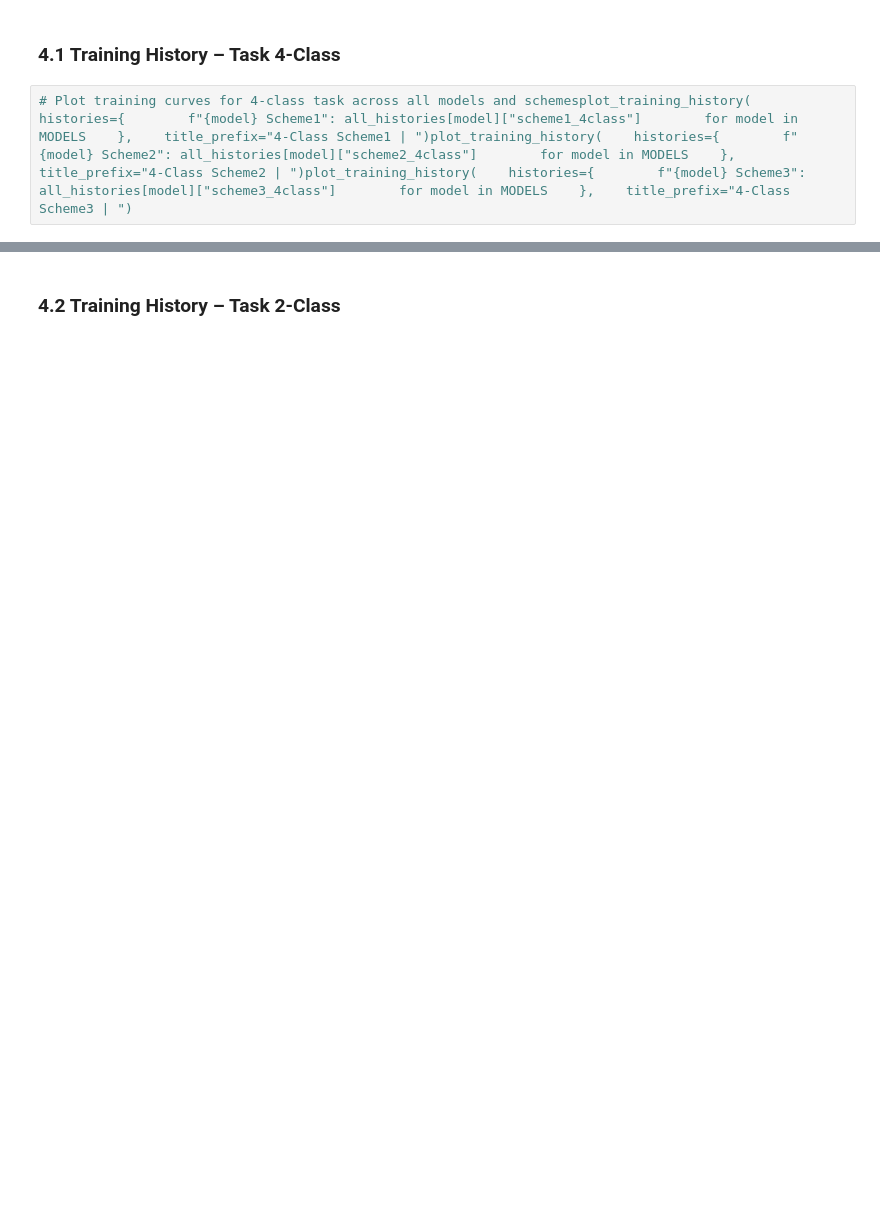
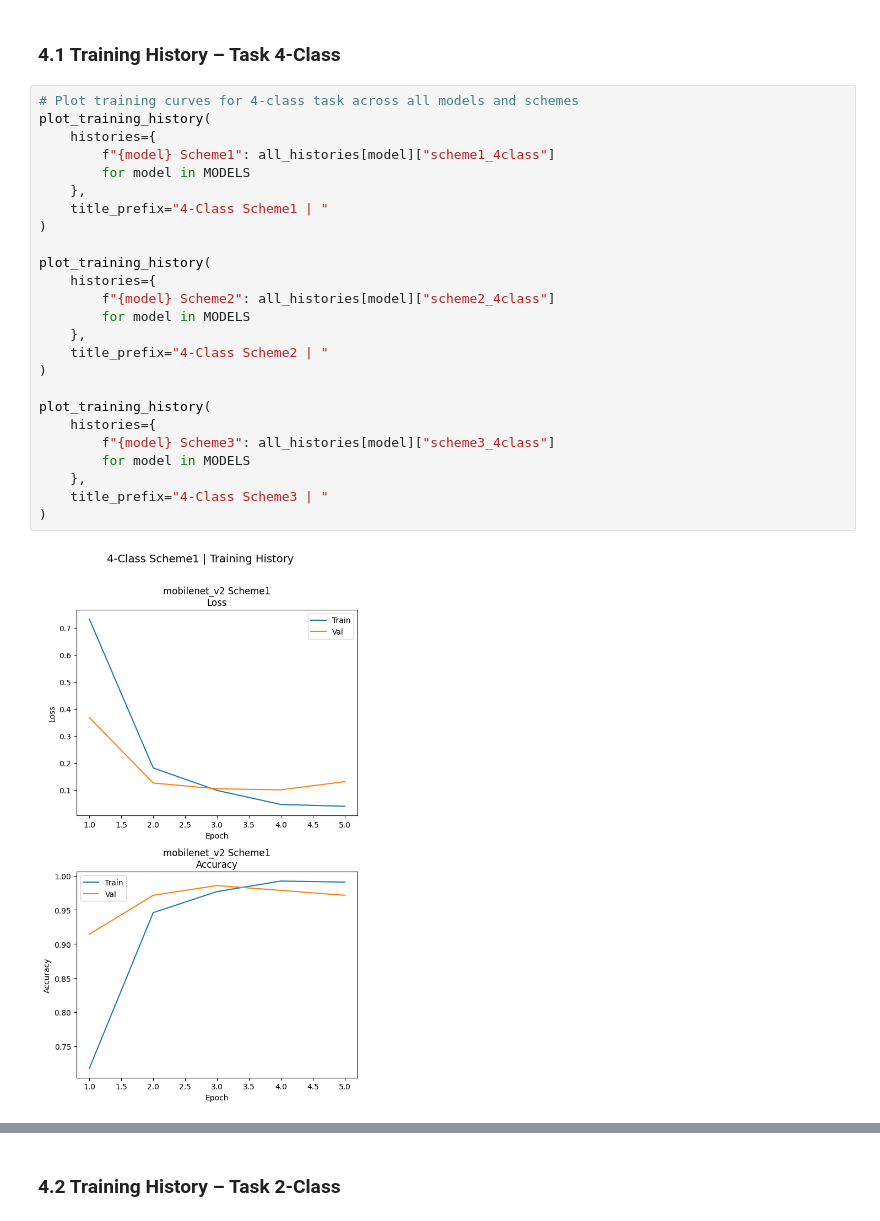
Before and after one commit to AbiyaMakruf/TelUxMMU-Research-CardiacData, a Jupyter notebook: notebook-modeling-v2.ipynb, the cells around one changed output, grey strips where cells are left out. Cells and saved outputs as stored; diff of their text form; blank space fills up the shorter version.

Commit message:
add: modelling mobelineNet

```diff
--- a/notebook-modeling-v2.ipynb
+++ b/notebook-modeling-v2.ipynb
@@ -25,4 +339,29 @@ import pandas as pdfrom utils.modeling import plot_training_history, plot_confus
 # %% [markdown]
 ### 4.1 Training History – Task 4-Class
 # %%
-# Plot training curves for 4-class task across all models and schemesplot_training_history(    histories={        f"{model} Scheme1": all_histories[model]["scheme1_4class"]        for model in MODELS    },    title_prefix="4-Class Scheme1 | ")plot_training_history(    histories={        f"{model} Scheme2": all_histories[model]["scheme2_4class"]        for model in MODELS    },    title_prefix="4-Class Scheme2 | ")plot_training_history(    histories={        f"{model} Scheme3": all_histories[model]["scheme3_4class"]        for model in MODELS    },    title_prefix="4-Class Scheme3 | ")
+# Plot training curves for 4-class task across all models and schemes
+plot_training_history(
+    histories={
+        f"{model} Scheme1": all_histories[model]["scheme1_4class"]
+        for model in MODELS
+    },
+    title_prefix="4-Class Scheme1 | "
+)
+
+plot_training_history(
+    histories={
+        f"{model} Scheme2": all_histories[model]["scheme2_4class"]
+        for model in MODELS
+    },
+    title_prefix="4-Class Scheme2 | "
+)
+
+plot_training_history(
+    histories={
+        f"{model} Scheme3": all_histories[model]["scheme3_4class"]
+        for model in MODELS
+    },
+    title_prefix="4-Class Scheme3 | "
+)
+# %% [output]
+[figure, added]
```
Also changed, not shown: parts of 12 cells of this notebook, 2 other files.
